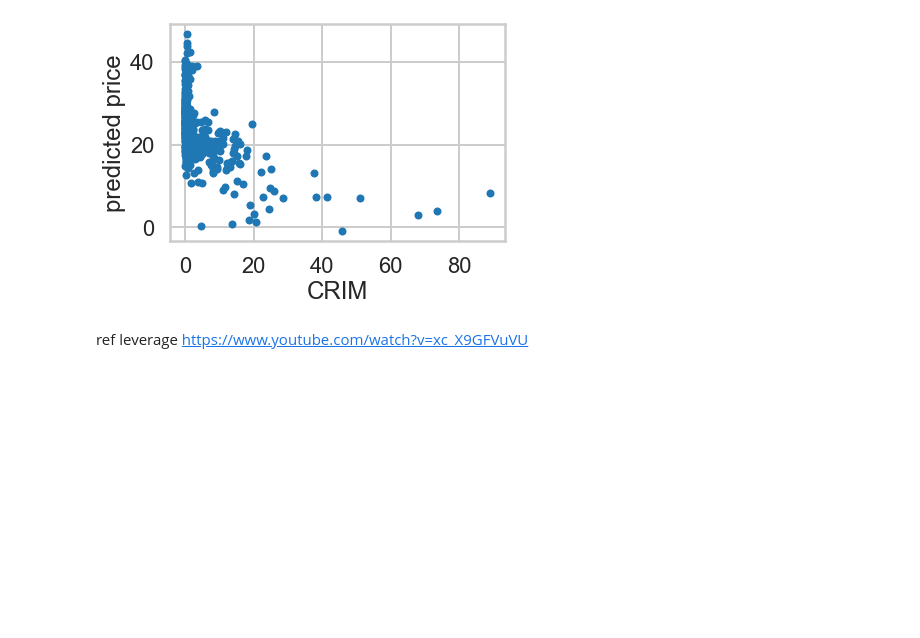
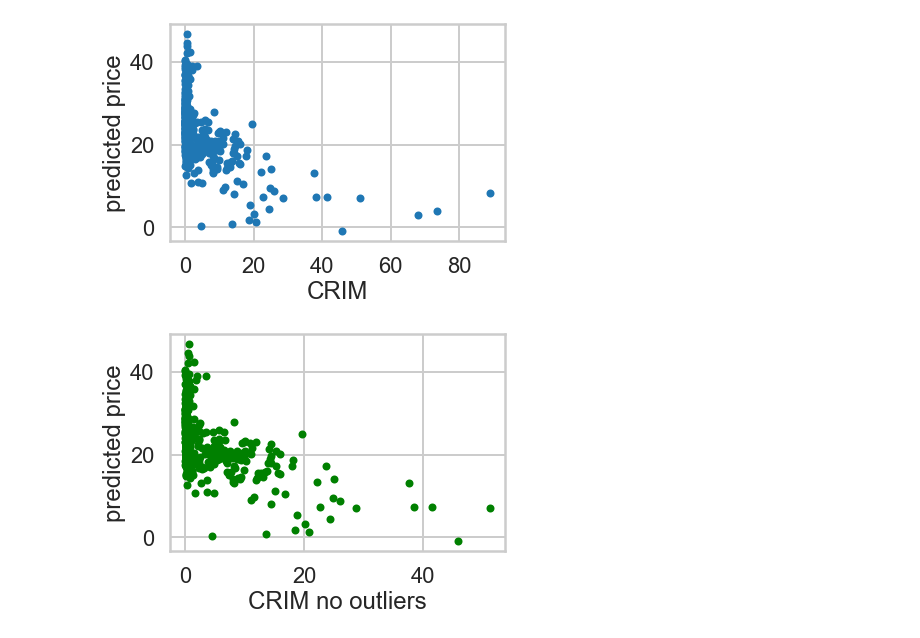
Before and after one commit to Anandpatil412/DSC, a Jupyter notebook: Linear_regression/Mini_Project_Linear_Regression.ipynb, the cells around one changed output. Cells and saved outputs as stored; diff of their text form; code cells hidden in the pictures; blank space fills up the shorter version.

```diff
--- a/Linear_regression/Mini_Project_Linear_Regression.ipynb
+++ b/Linear_regression/Mini_Project_Linear_Regression.ipynb
@@ -1041,6 +1091,13 @@ plt.ylabel("predicted price")
 plt.show()
 # %% [output]
 [figure]
-# %% [markdown]
-ref leverage
-https://www.youtube.com/watch?v=xc_X9GFVuVU
+# %%
+x = bos['CRIM']
+bos['CRIM_no_out'] = x[x<60] # without outliers //mask
+
+plt.scatter(bos['CRIM_no_out'],prd_price,marker='.',color='green')
+plt.xlabel("CRIM no outliers")
+plt.ylabel("predicted price")
+plt.show()
+# %% [output]
+[figure, added]
```
Also changed, not shown: parts of 43 cells of this notebook.
